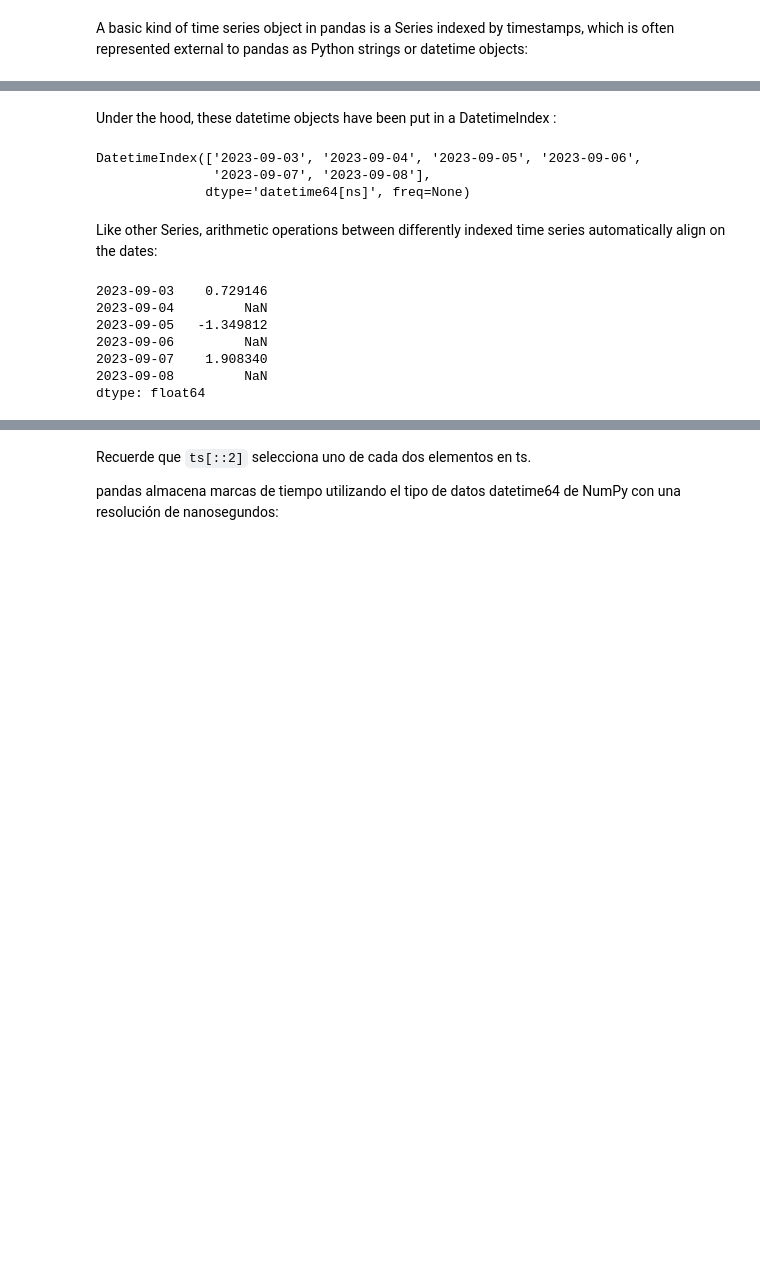
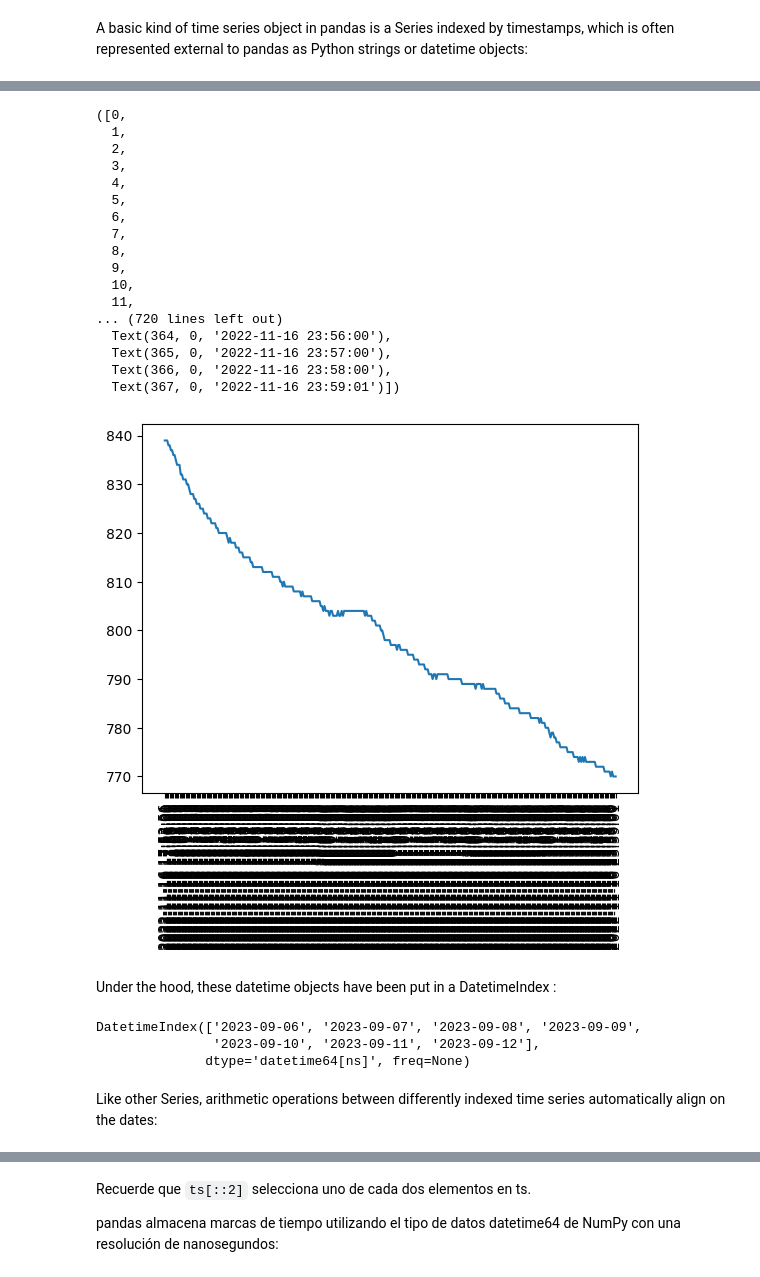
Before and after one commit to marco-canas/arima, a Jupyter notebook: machine_learning/1_time_series/5_seminario/Seminario_5_time_series_basics.ipynb, the cells around one changed output, grey strips where cells are left out. Drawn from its saved outputs; the diff is of its cells as text; code cells hidden in the pictures; blank space fills up the shorter version.

```diff
--- a/machine_learning/1_time_series/5_seminario/Seminario_5_time_series_basics.ipynb
+++ b/machine_learning/1_time_series/5_seminario/Seminario_5_time_series_basics.ipynb
@@ -42,0 +65,3 @@ dtype: float64
+# %%
+url = "https://raw.githubusercontent.com/marco-canas/didactica_ciencia_datos/main/3_datasets/antioquia_mira_su_cielo/A2022M11/DatosEstacion2022-11-16.csv"
+datos_noviembre_16_2022 = pd.read_csv(url)
@@ -43,20 +84,35 @@ dtype: float64
+# %%
+temperatura_26_nov_2022 = pd.Series(datos_noviembre_16_2022['Outside Temperature'].values,\
+                                     index = datos_noviembre_16_2022['Tiempo Sistema'].values)
+# %%
+plt.plot(temperatura_26_nov_2022)
+plt.xticks(rotation = 90)
+# %% [output]
+([0,
+  1,
+  2,
+  3,
+  4,
+  5,
+  6,
+  7,
+  8,
+  9,
+  10,
+  11,
+... (720 lines left out)
+  Text(364, 0, '2022-11-16 23:56:00'),
+  Text(365, 0, '2022-11-16 23:57:00'),
+  Text(366, 0, '2022-11-16 23:58:00'),
+  Text(367, 0, '2022-11-16 23:59:01')])
+[figure, added]
 # %% [markdown]
 Under the hood, these datetime objects have been put in a DatetimeIndex :
 # %%
-ts.index
+serie_tiempo.index
 # %% [output]
-DatetimeIndex(['2023-09-03', '2023-09-04', '2023-09-05', '2023-09-06',
-               '2023-09-07', '2023-09-08'],
+DatetimeIndex(['2023-09-06', '2023-09-07', '2023-09-08', '2023-09-09',
+               '2023-09-10', '2023-09-11', '2023-09-12'],
               dtype='datetime64[ns]', freq=None)
 # %% [markdown]
 Like other Series, arithmetic operations between differently indexed time series automatically align on the dates:
-# %%
-ts + ts[::2]
-# %% [output]
-2023-09-03    0.729146
-2023-09-04         NaN
-2023-09-05   -1.349812
-2023-09-06         NaN
-2023-09-07    1.908340
-2023-09-08         NaN
-dtype: float64
```
Also changed, not shown: parts of 31 cells of this notebook.
